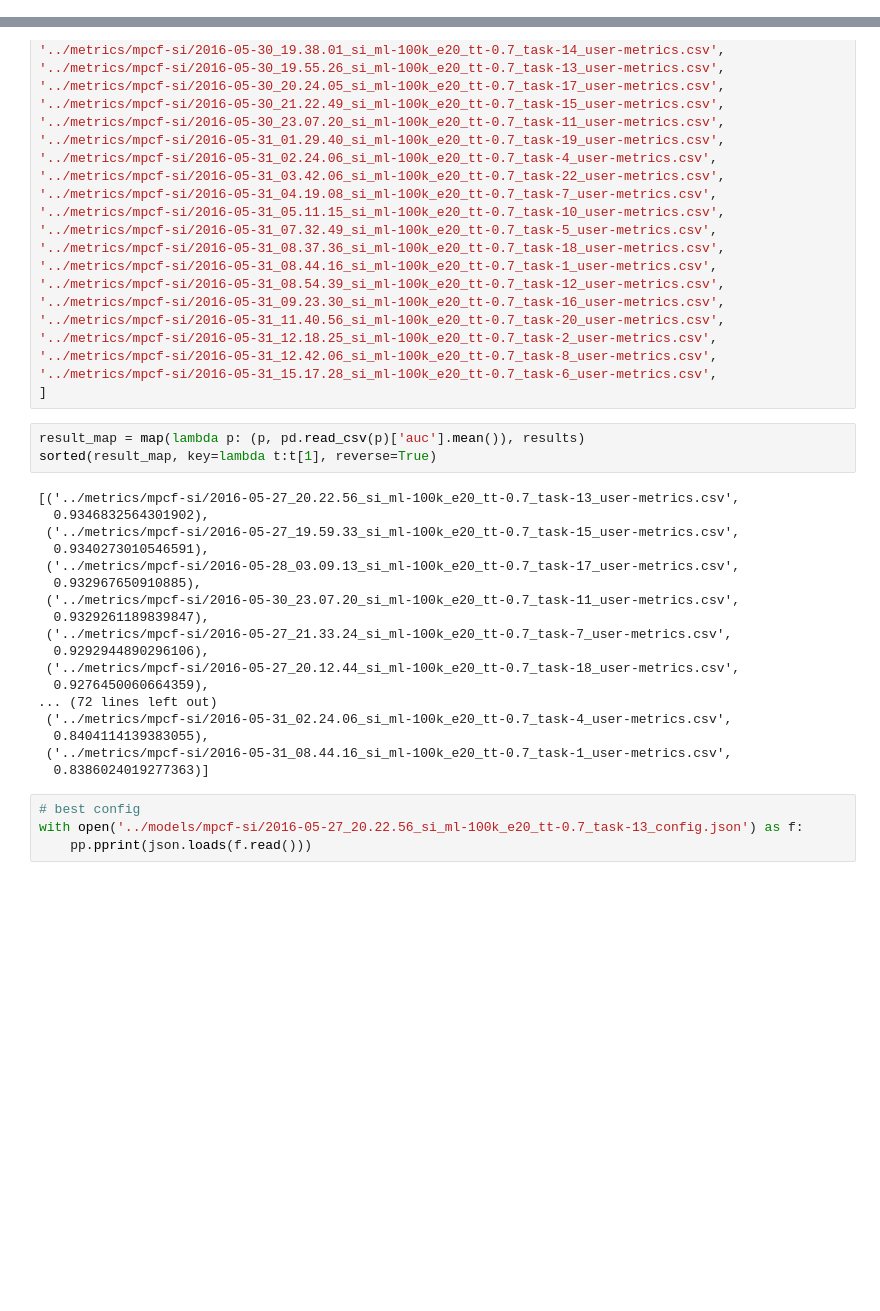
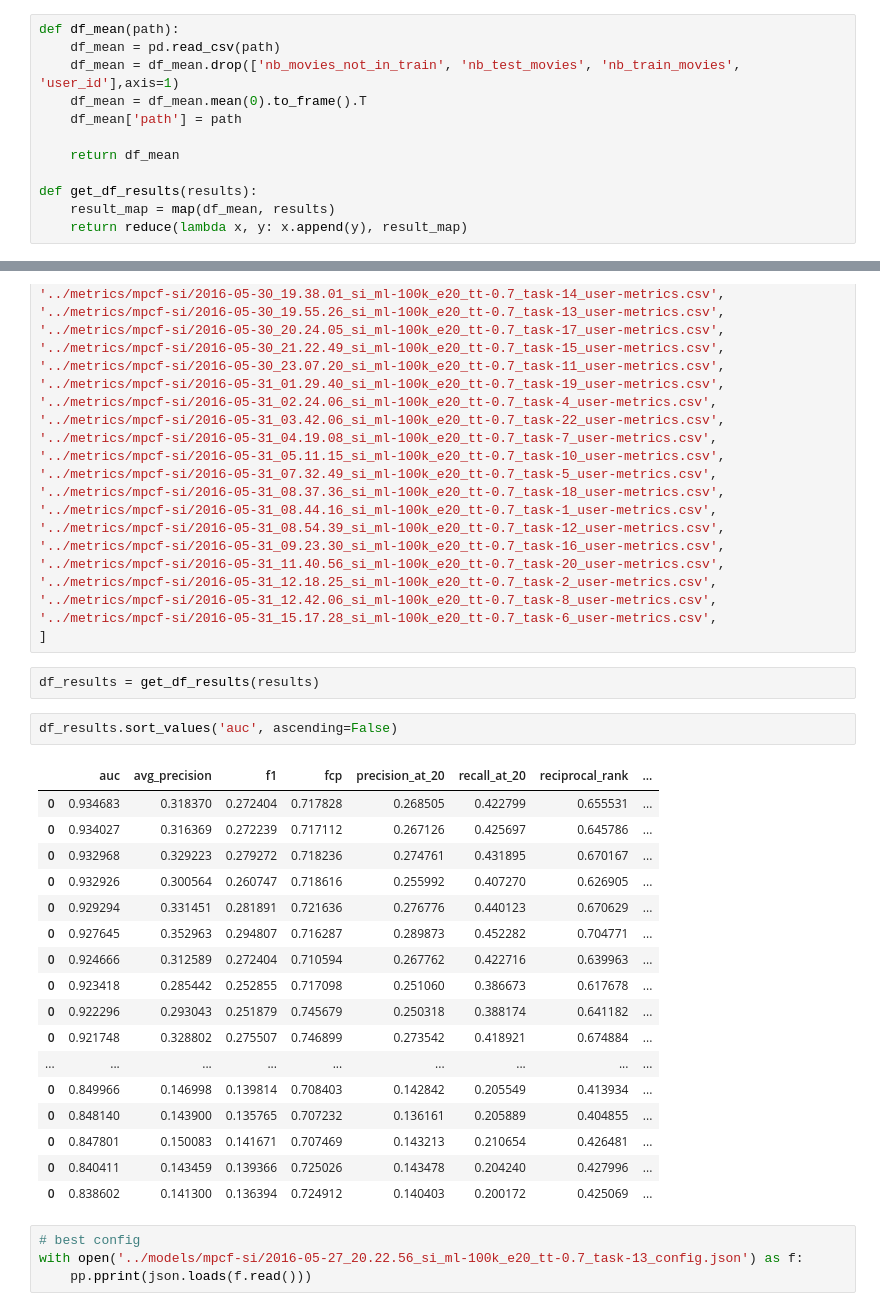
Before and after one commit to marcuniq/bsc-thesis, a Jupyter notebook: code/ipynb/gridsearch_mpcf_si_results.ipynb, the cells around one changed output, grey strips where cells are left out. Cells and saved outputs as stored; diff of their text form; blank space fills up the shorter version.

```diff
--- a/code/ipynb/gridsearch_mpcf_si_results.ipynb
+++ b/code/ipynb/gridsearch_mpcf_si_results.ipynb
@@ -5,6 +5,18 @@ import json
 import pprint
 import json
 pp = pprint.PrettyPrinter(indent=4)
+# %%
+def df_mean(path):
+    df_mean = pd.read_csv(path)
+    df_mean = df_mean.drop(['nb_movies_not_in_train', 'nb_test_movies', 'nb_train_movies', 'user_id'],axis=1)
+    df_mean = df_mean.mean(0).to_frame().T
+    df_mean['path'] = path
+
+    return df_mean
+
+def get_df_results(results):
+    result_map = map(df_mean, results)
+    return reduce(lambda x, y: x.append(y), result_map)
 # %% [markdown]
 ## ML-100k - 0.7 train / 0.3 test - sparse item
 # %%
@@ -54,27 +66,28 @@ results = [
 '../metrics/mpcf-si/2016-05-31_12.42.06_si_ml-100k_e20_tt-0.7_task-8_user-metrics.csv',
 '../metrics/mpcf-si/2016-05-31_15.17.28_si_ml-100k_e20_tt-0.7_task-6_user-metrics.csv',
 ]
-# %%
-result_map = map(lambda p: (p, pd.read_csv(p)['auc'].mean()), results)
-sorted(result_map, key=lambda t:t[1], reverse=True)
-# %% [output]
-[('../metrics/mpcf-si/2016-05-27_20.22.56_si_ml-100k_e20_tt-0.7_task-13_user-metrics.csv',
-  0.9346832564301902),
- ('../metrics/mpcf-si/2016-05-27_19.59.33_si_ml-100k_e20_tt-0.7_task-15_user-metrics.csv',
-  0.9340273010546591),
- ('../metrics/mpcf-si/2016-05-28_03.09.13_si_ml-100k_e20_tt-0.7_task-17_user-metrics.csv',
-  0.932967650910885),
- ('../metrics/mpcf-si/2016-05-30_23.07.20_si_ml-100k_e20_tt-0.7_task-11_user-metrics.csv',
-  0.9329261189839847),
- ('../metrics/mpcf-si/2016-05-27_21.33.24_si_ml-100k_e20_tt-0.7_task-7_user-metrics.csv',
-  0.9292944890296106),
- ('../metrics/mpcf-si/2016-05-27_20.12.44_si_ml-100k_e20_tt-0.7_task-18_user-metrics.csv',
-  0.9276450060664359),
-... (72 lines left out)
- ('../metrics/mpcf-si/2016-05-31_02.24.06_si_ml-100k_e20_tt-0.7_task-4_user-metrics.csv',
-  0.8404114139383055),
- ('../metrics/mpcf-si/2016-05-31_08.44.16_si_ml-100k_e20_tt-0.7_task-1_user-metrics.csv',
-  0.8386024019277363)]
+# %%
+df_results = get_df_results(results)
+# %%
+df_results.sort_values('auc', ascending=False)
+# %% [output]
+|  | auc | avg_precision | f1 | fcp | precision_at_20 | recall_at_20 | reciprocal_rank | ... |
+| 0 | 0.934683 | 0.318370 | 0.272404 | 0.717828 | 0.268505 | 0.422799 | 0.655531 | ... |
+| 0 | 0.934027 | 0.316369 | 0.272239 | 0.717112 | 0.267126 | 0.425697 | 0.645786 | ... |
+| 0 | 0.932968 | 0.329223 | 0.279272 | 0.718236 | 0.274761 | 0.431895 | 0.670167 | ... |
+| 0 | 0.932926 | 0.300564 | 0.260747 | 0.718616 | 0.255992 | 0.407270 | 0.626905 | ... |
+| 0 | 0.929294 | 0.331451 | 0.281891 | 0.721636 | 0.276776 | 0.440123 | 0.670629 | ... |
+| 0 | 0.927645 | 0.352963 | 0.294807 | 0.716287 | 0.289873 | 0.452282 | 0.704771 | ... |
+| 0 | 0.924666 | 0.312589 | 0.272404 | 0.710594 | 0.267762 | 0.422716 | 0.639963 | ... |
+| 0 | 0.923418 | 0.285442 | 0.252855 | 0.717098 | 0.251060 | 0.386673 | 0.617678 | ... |
+| 0 | 0.922296 | 0.293043 | 0.251879 | 0.745679 | 0.250318 | 0.388174 | 0.641182 | ... |
+| 0 | 0.921748 | 0.328802 | 0.275507 | 0.746899 | 0.273542 | 0.418921 | 0.674884 | ... |
+| ... | ... | ... | ... | ... | ... | ... | ... | ... |
+| 0 | 0.849966 | 0.146998 | 0.139814 | 0.708403 | 0.142842 | 0.205549 | 0.413934 | ... |
+| 0 | 0.848140 | 0.143900 | 0.135765 | 0.707232 | 0.136161 | 0.205889 | 0.404855 | ... |
+| 0 | 0.847801 | 0.150083 | 0.141671 | 0.707469 | 0.143213 | 0.210654 | 0.426481 | ... |
+| 0 | 0.840411 | 0.143459 | 0.139366 | 0.725026 | 0.143478 | 0.204240 | 0.427996 | ... |
+| 0 | 0.838602 | 0.141300 | 0.136394 | 0.724912 | 0.140403 | 0.200172 | 0.425069 | ... |
 # %%
 # best config
 with open('../models/mpcf-si/2016-05-27_20.22.56_si_ml-100k_e20_tt-0.7_task-13_config.json') as f:
```
Also changed, not shown: parts of 8 cells of this notebook, 5 other files.
